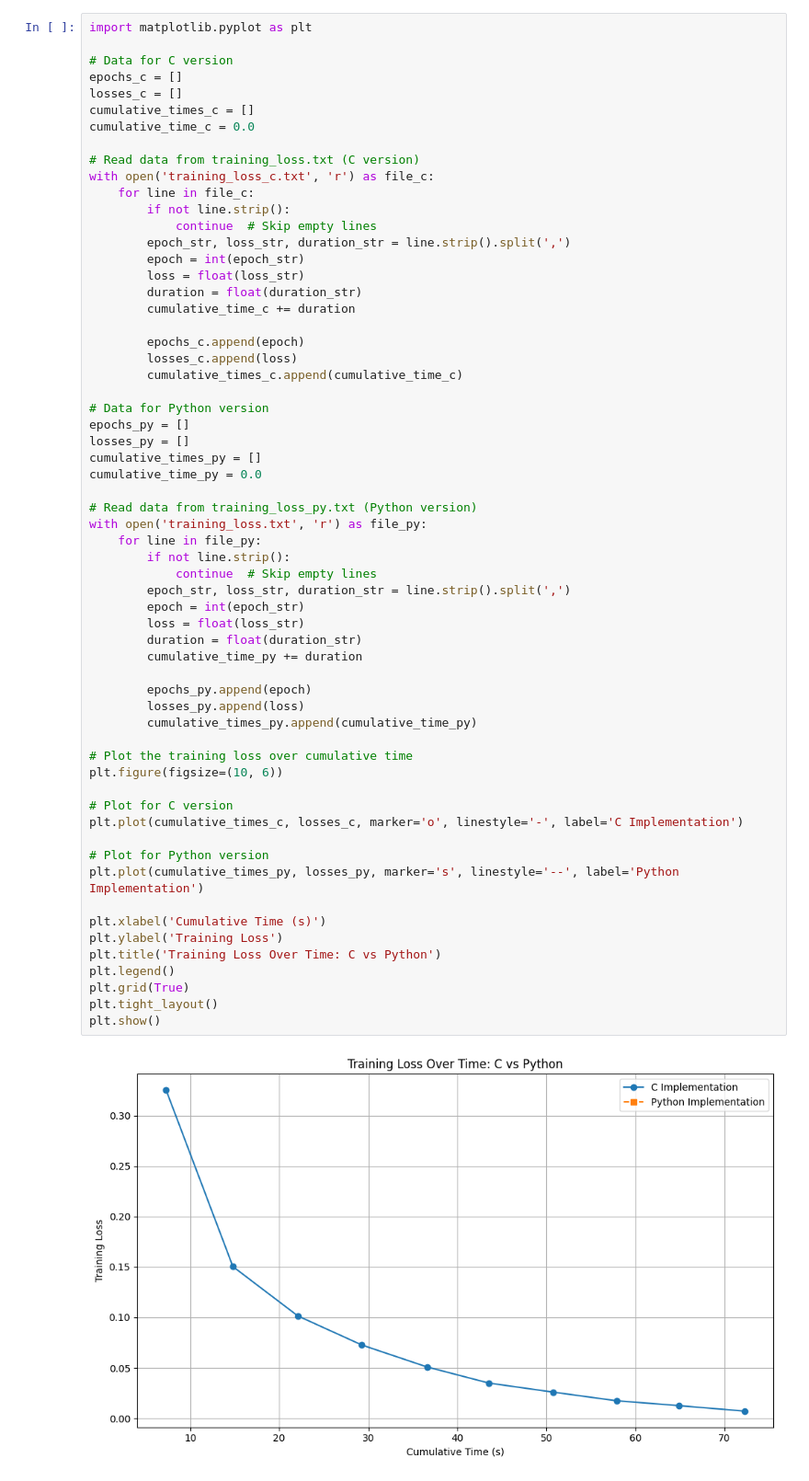
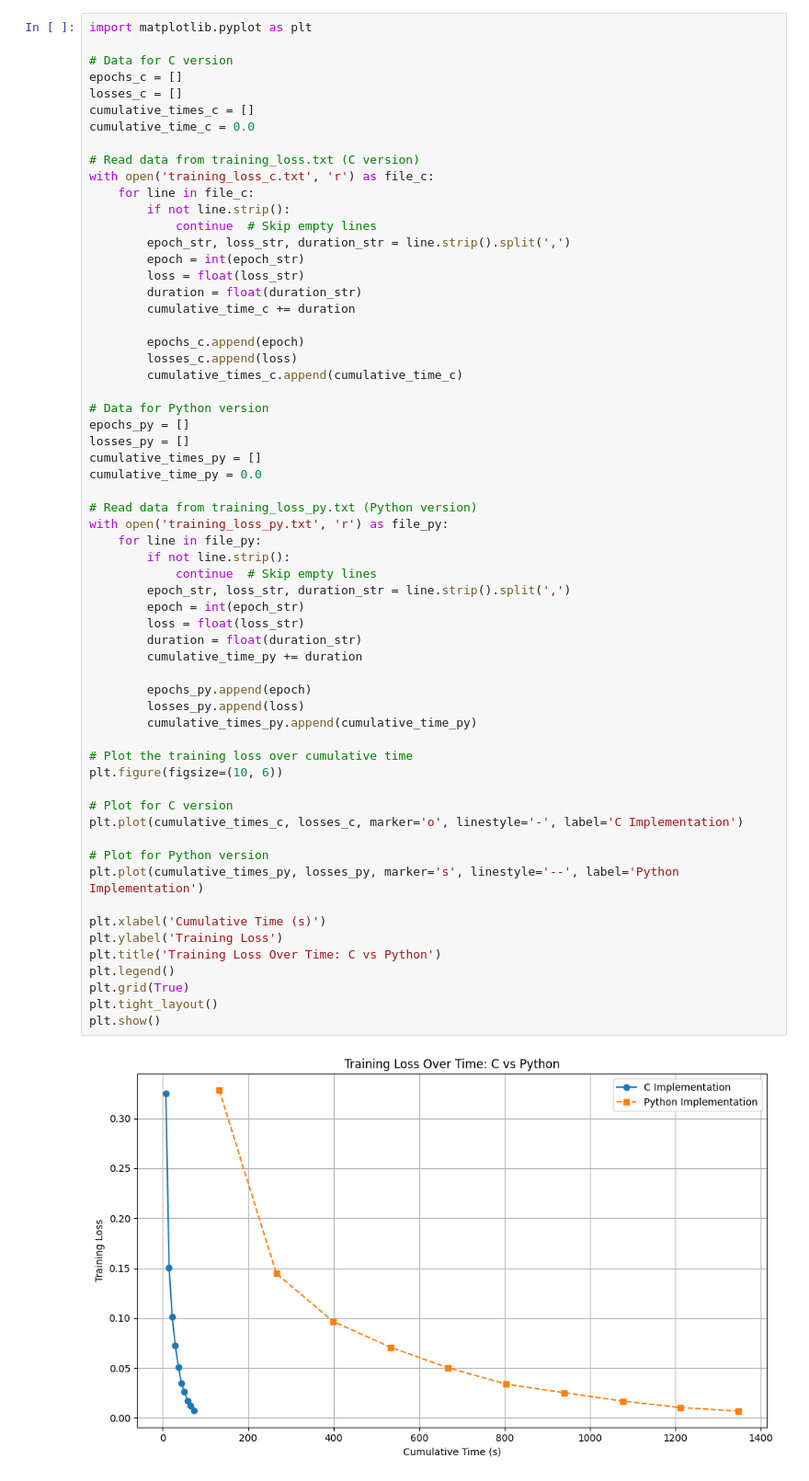
Before and after one commit to djbyrne/mlp.c, a Jupyter notebook: training_plots.ipynb, the cells around one changed output. Shown at 92% size. Drawn from its saved outputs; the diff is of its cells as text.

```diff
--- a/training_plots.ipynb
+++ b/training_plots.ipynb
@@ -90,35 +90,35 @@ cumulative_times_py = []
 cumulative_time_py = 0.0
 
 # Read data from training_loss_py.txt (Python version)
-with open('training_loss.txt', 'r') as file_py:
+with open('training_loss_py.txt', 'r') as file_py:
     for line in file_py:
         if not line.strip():
             continue  # Skip empty lines
         epoch_str, loss_str, duration_str = line.strip().split(',')
         epoch = int(epoch_str)
         loss = float(loss_str)
         duration = float(duration_str)
         cumulative_time_py += duration
 
         epochs_py.append(epoch)
         losses_py.append(loss)
         cumulative_times_py.append(cumulative_time_py)
 
 # Plot the training loss over cumulative time
 plt.figure(figsize=(10, 6))
 
 # Plot for C version
 plt.plot(cumulative_times_c, losses_c, marker='o', linestyle='-', label='C Implementation')
 
 # Plot for Python version
 plt.plot(cumulative_times_py, losses_py, marker='s', linestyle='--', label='Python Implementation')
 
 plt.xlabel('Cumulative Time (s)')
 plt.ylabel('Training Loss')
 plt.title('Training Loss Over Time: C vs Python')
 plt.legend()
 plt.grid(True)
 plt.tight_layout()
 plt.show()
 # %% [output]
-[figure, old version]
+[figure, new version]
```
Also changed, not shown: 9 other files.
